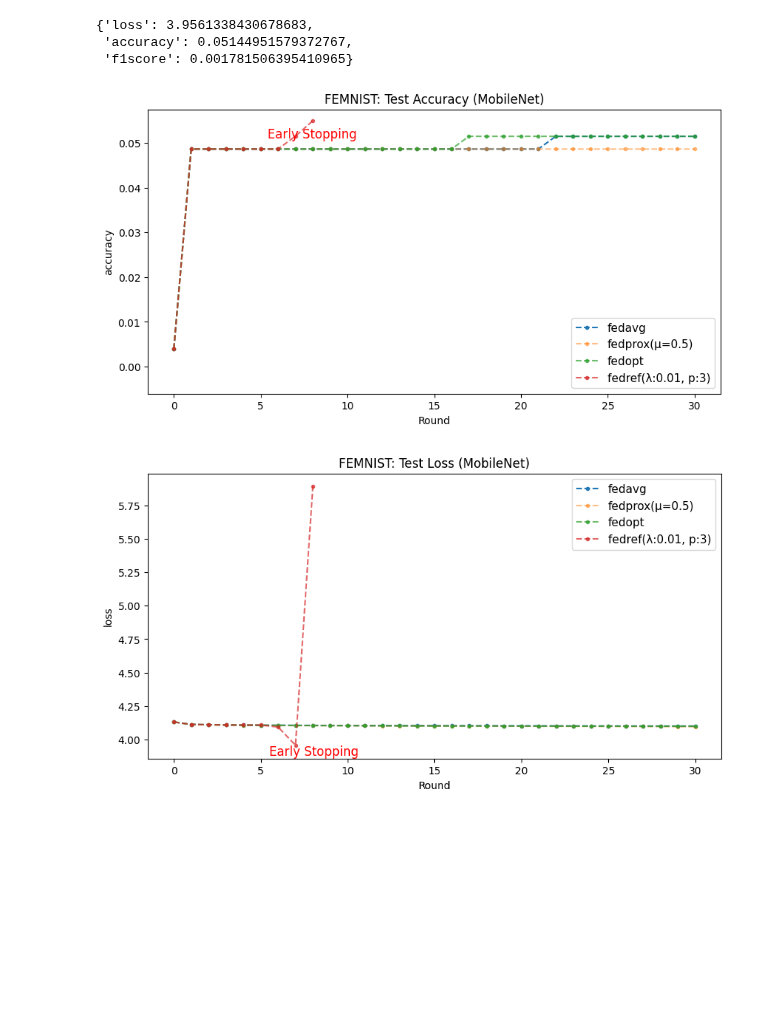
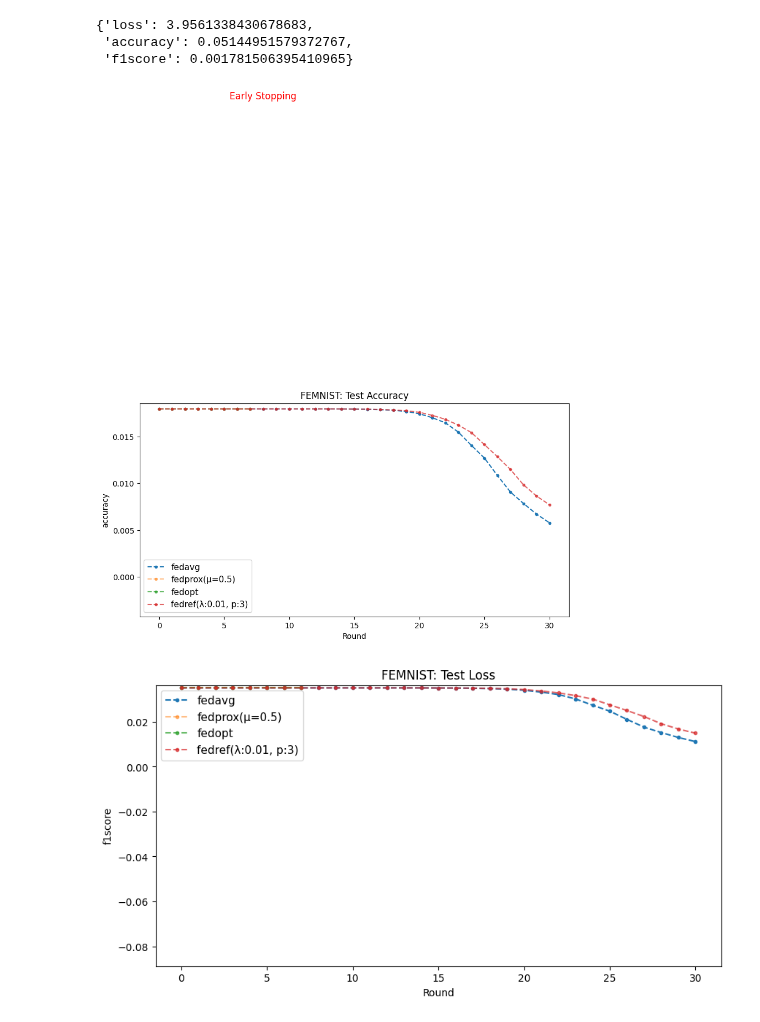
Before and after one commit to TaehwanY98/Fed-Ref, a Jupyter notebook: 2.FEMNIST.ipynb, the cells around one changed output. Drawn from its saved outputs; the diff is of its cells as text; code cells hidden in the pictures; blank space fills up the shorter version.

```diff
--- a/2.FEMNIST.ipynb
+++ b/2.FEMNIST.ipynb
@@ -167,24 +167,17 @@ def ploting(fedavg, fedprox, fedref, title="MNIST Classification", zoom_min = 20
         ax.indicate_inset_zoom(axins)
     ax.legend(fontsize=11)
 
-    minimum = [fedavg[metric].min(), fedprox[metric].min()] + [ s[metric].min() for s in fedref]
-    minimum = min(minimum)
-    ax.set_ylim(bottom=minimum-minimum_y)
-    if metric == "loss":
-        ax.text(5.5, 3.88, "Early Stopping", fontsize=12, color='red')
-    elif metric == "accuracy":
-        ax.text(5.4, 0.051, "Early Stopping", fontsize=12, color='red')
-
     fig.show()
 # %%
 fedavg = pd.read_csv("./Result/fedavg/fedavg_femnist.csv")
 fedprox = pd.read_csv("./Result/fedprox/fedprox_femnist.csv")
 fedopt = pd.read_csv("./Result/fedopt/fedopt_femnist.csv")
 fedref = [{**fedopt.to_dict("series"), **{"label":"fedopt"}},
-    {**pd.read_csv("./Result/fedref/fedref_femnist_lda0.1_p3.csv").to_dict("series"), **{"label":"fedref(λ:0.01, p:3)"}}
+    {**pd.read_csv("./Result/fedref/fedref_femnist_lda0.01_p3.csv").to_dict("series"), **{"label":"fedref(λ:0.01, p:3)"}}
     ]
-ploting(fedavg, fedprox, fedref, title="FEMNIST: Test Accuracy (MobileNet)", zoom_min=20, zoom_max=25, inset=False, metric="accuracy", minimum_y=0.01)
-ploting(fedavg, fedprox, fedref, title="FEMNIST: Test Loss (MobileNet)", zoom_min=20, zoom_max=25, inset=False, metric="loss", minimum_y=0.1)
+ploting(fedavg, fedprox, fedref, title="FEMNIST: Test Accuracy", zoom_min=20, zoom_max=25, inset=False, metric="accuracy", minimum_y=0.01)
+ploting(fedavg, fedprox, fedref, title="FEMNIST: Test Loss", zoom_min=20, zoom_max=25, inset=False, metric="f1score", minimum_y=0.1)
+ploting(fedavg, fedprox, fedref, title="FEMNIST: Test Loss", zoom_min=20, zoom_max=25, inset=False, metric="loss", minimum_y=0.1)
 # %% [output]
-[figure, old version]
+[figure, new version]
-[figure, old version]
+[figure, new version]
```
Also changed, not shown: parts of 1 cell of this notebook, 5 other files.
